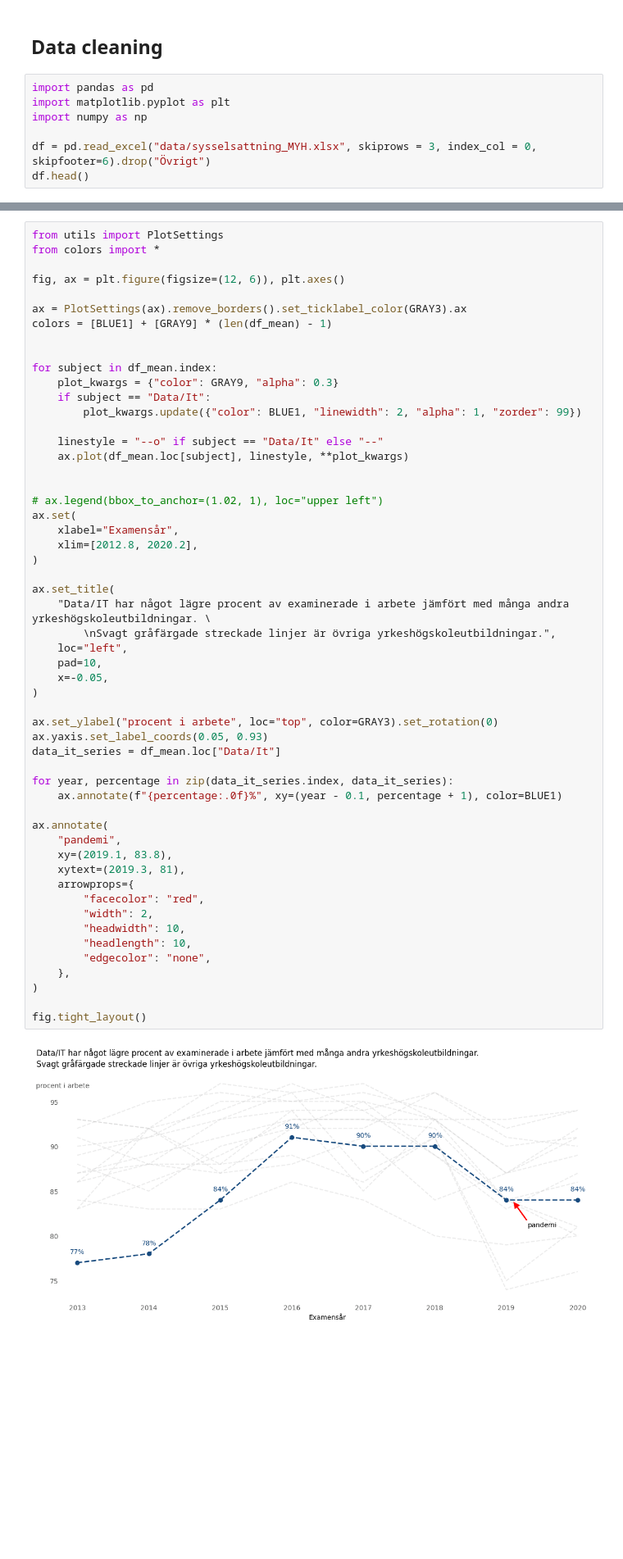
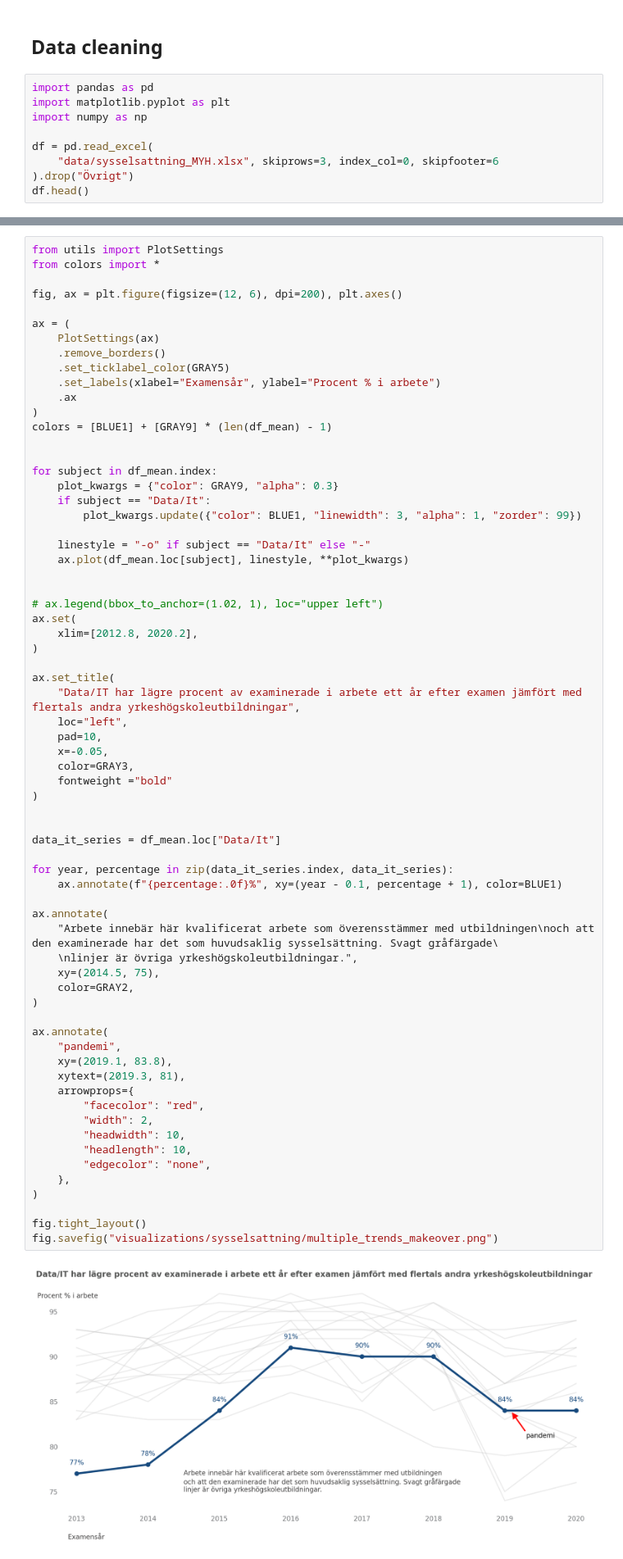
Before and after one commit to kokchun/PrataData, a Jupyter notebook: MYH/exploring_sysselsattning.ipynb, the cells around one changed output, grey strips where cells are left out. Shown at 82% size. Drawn from its saved outputs; the diff is of its cells as text; blank space fills up the shorter version.

Commit message:
makeover 1 finished

```diff
--- a/MYH/exploring_sysselsattning.ipynb
+++ b/MYH/exploring_sysselsattning.ipynb
@@ -7,7 +7,9 @@ import pandas as pd
 import matplotlib.pyplot as plt
 import numpy as np
 
-df = pd.read_excel("data/sysselsattning_MYH.xlsx", skiprows = 3, index_col = 0, skipfooter=6).drop("Övrigt")
+df = pd.read_excel(
+    "data/sysselsattning_MYH.xlsx", skiprows=3, index_col=0, skipfooter=6
+).drop("Övrigt")
 df.head()
 # %% [output]
 |  | 2014\n(avser examinerade 2013) | 2015\n(avser examinerade 2014) | 2016\n(avser examinerade 2015) | 2017\n(avser examinerade 2016) | ... |
@@ -127,55 +145,68 @@ fig.tight_layout()
 from utils import PlotSettings
 from colors import *
 
-fig, ax = plt.figure(figsize=(12, 6)), plt.axes()
+fig, ax = plt.figure(figsize=(12, 6), dpi=200), plt.axes()
 
-ax = PlotSettings(ax).remove_borders().set_ticklabel_color(GRAY3).ax
+ax = (
+    PlotSettings(ax)
+    .remove_borders()
+    .set_ticklabel_color(GRAY5)
+    .set_labels(xlabel="Examensår", ylabel="Procent % i arbete")
+    .ax
+)
 colors = [BLUE1] + [GRAY9] * (len(df_mean) - 1)
 
 
 for subject in df_mean.index:
     plot_kwargs = {"color": GRAY9, "alpha": 0.3}
     if subject == "Data/It":
-        plot_kwargs.update({"color": BLUE1, "linewidth": 2, "alpha": 1, "zorder": 99})
+        plot_kwargs.update({"color": BLUE1, "linewidth": 3, "alpha": 1, "zorder": 99})
 
-    linestyle = "--o" if subject == "Data/It" else "--"
+    linestyle = "-o" if subject == "Data/It" else "-"
     ax.plot(df_mean.loc[subject], linestyle, **plot_kwargs)
 
 
 # ax.legend(bbox_to_anchor=(1.02, 1), loc="upper left")
 ax.set(
-    xlabel="Examensår",
     xlim=[2012.8, 2020.2],
 )
 
 ax.set_title(
-    "Data/IT har något lägre procent av examinerade i arbete jämfört med många andra yrkeshögskoleutbildningar. \
-        \nSvagt gråfärgade streckade linjer är övriga yrkeshögskoleutbildningar.",
+    "Data/IT har lägre procent av examinerade i arbete ett år efter examen jämfört med flertals andra yrkeshögskoleutbildningar",
     loc="left",
     pad=10,
     x=-0.05,
+    color=GRAY3,
+    fontweight ="bold"
 )
 
-ax.set_ylabel("procent i arbete", loc="top", color=GRAY3).set_rotation(0)
-ax.yaxis.set_label_coords(0.05, 0.93)
+
 data_it_series = df_mean.loc["Data/It"]
 
 for year, percentage in zip(data_it_series.index, data_it_series):
     ax.annotate(f"{percentage:.0f}%", xy=(year - 0.1, percentage + 1), color=BLUE1)
+
+ax.annotate(
+    "Arbete innebär här kvalificerat arbete som överensstämmer med utbildningen\noch att den examinerade har det som huvudsaklig sysselsättning. Svagt gråfärgade\
+    \nlinjer är övriga yrkeshögskoleutbildningar.",
+    xy=(2014.5, 75),
+    color=GRAY2,
+)
 
 ax.annotate(
     "pandemi",
     xy=(2019.1, 83.8),
     xytext=(2019.3, 81),
     arrowprops={
         "facecolor": "red",
         "width": 2,
         "headwidth": 10,
         "headlength": 10,
         "edgecolor": "none",
     },
 )
 
 fig.tight_layout()
+fig.savefig("visualizations/sysselsattning/multiple_trends_makeover.png")
 # %% [output]
-[figure, old version]
+[figure, new version]
```
Also changed, not shown: parts of 11 cells of this notebook, 3 other files.
